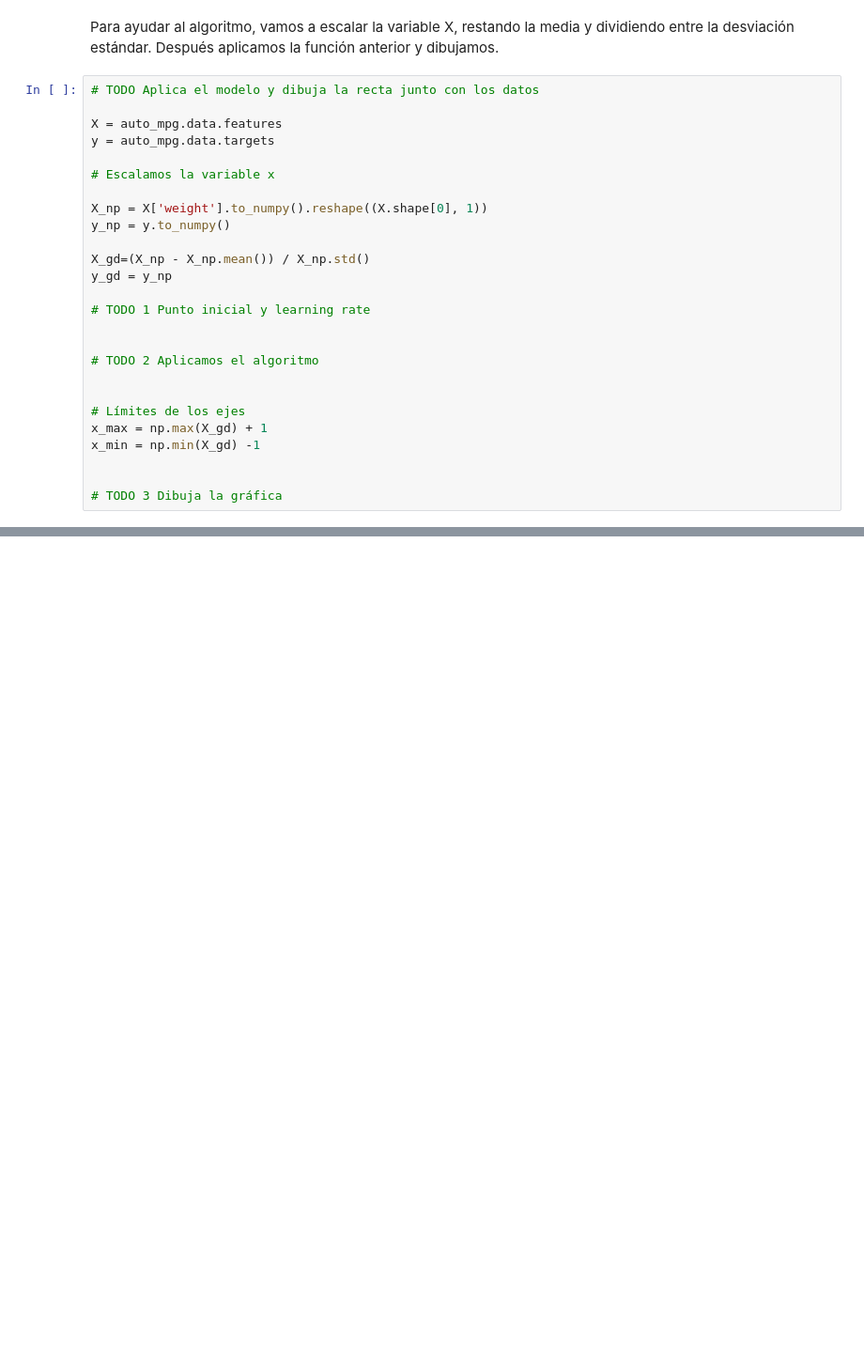
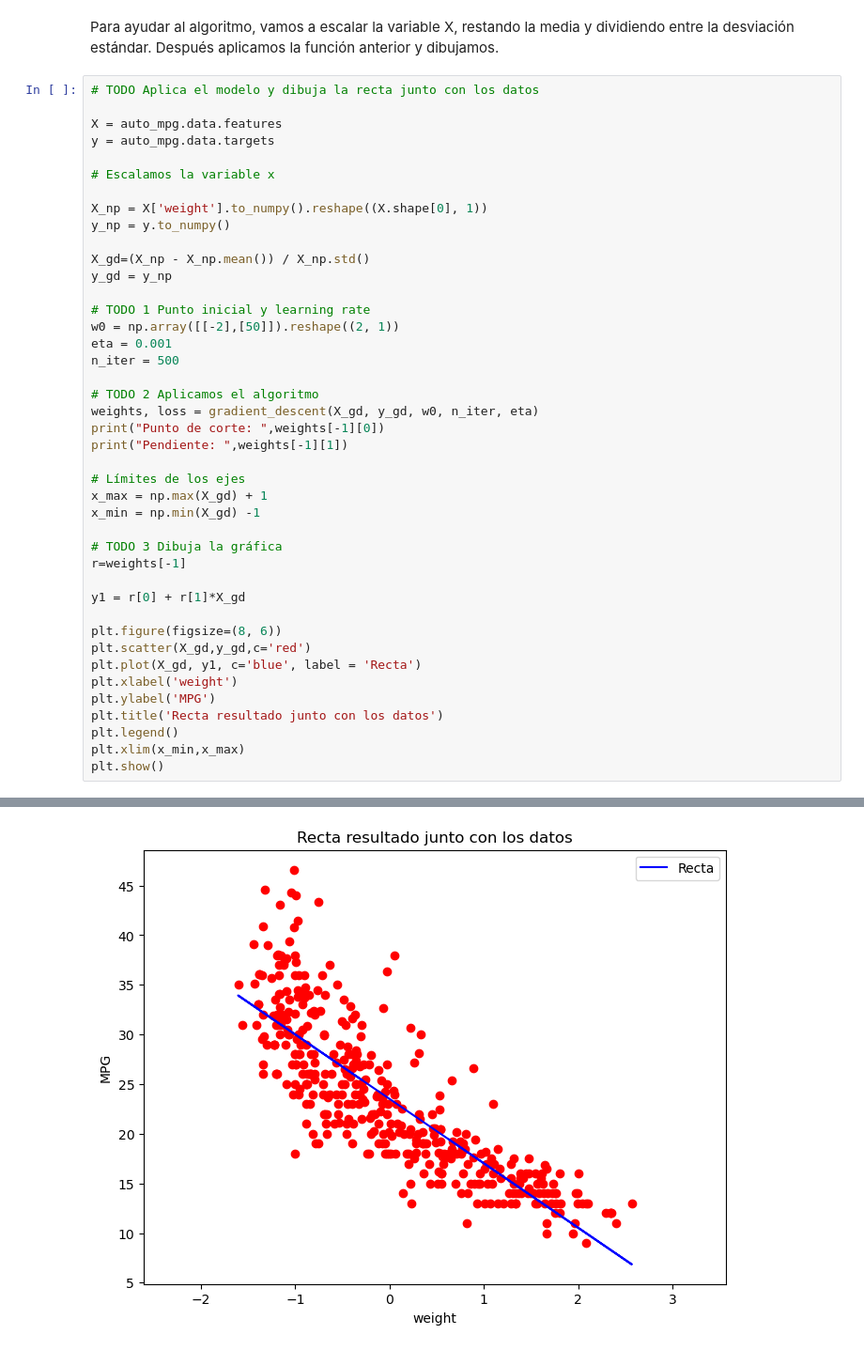
Before and after one commit to GONZALOCACERES2004/Regresion-lineal, a Jupyter notebook: ALG-PRACTICA_propuesta.ipynb, the cells around one changed output, grey strips where cells are left out. Shown: that part at 94% size. Cells and saved outputs as stored; diff of their text form; blank space fills up the shorter version.

Commit message:
Add files via upload
Se agrega el método descenso del gradiente

```diff
--- a/ALG-PRACTICA_propuesta.ipynb
+++ b/ALG-PRACTICA_propuesta.ipynb
@@ -347,14 +358,31 @@ X_gd=(X_np - X_np.mean()) / X_np.std()
 y_gd = y_np
 
 # TODO 1 Punto inicial y learning rate
-
+w0 = np.array([[-2],[50]]).reshape((2, 1))
+eta = 0.001
+n_iter = 500
 
 # TODO 2 Aplicamos el algoritmo
-
+weights, loss = gradient_descent(X_gd, y_gd, w0, n_iter, eta)
+print("Punto de corte: ",weights[-1][0])
+print("Pendiente: ",weights[-1][1])
 
 # Límites de los ejes
 x_max = np.max(X_gd) + 1
 x_min = np.min(X_gd) -1
 
+# TODO 3 Dibuja la gráfica
+r=weights[-1]
 
-# TODO 3 Dibuja la gráfica
+y1 = r[0] + r[1]*X_gd
+
+plt.figure(figsize=(8, 6))
+plt.scatter(X_gd,y_gd,c='red')
+plt.plot(X_gd, y1, c='blue', label = 'Recta')
+plt.xlabel('weight')
+plt.ylabel('MPG')
+plt.title('Recta resultado junto con los datos')
+plt.legend()
+plt.xlim(x_min,x_max)
+plt.show()
+# %% [output]
@@ -360,0 +391 @@ x_min = np.min(X_gd) -1
+[figure, added]
```
Also changed, not shown: parts of 10 cells of this notebook.
